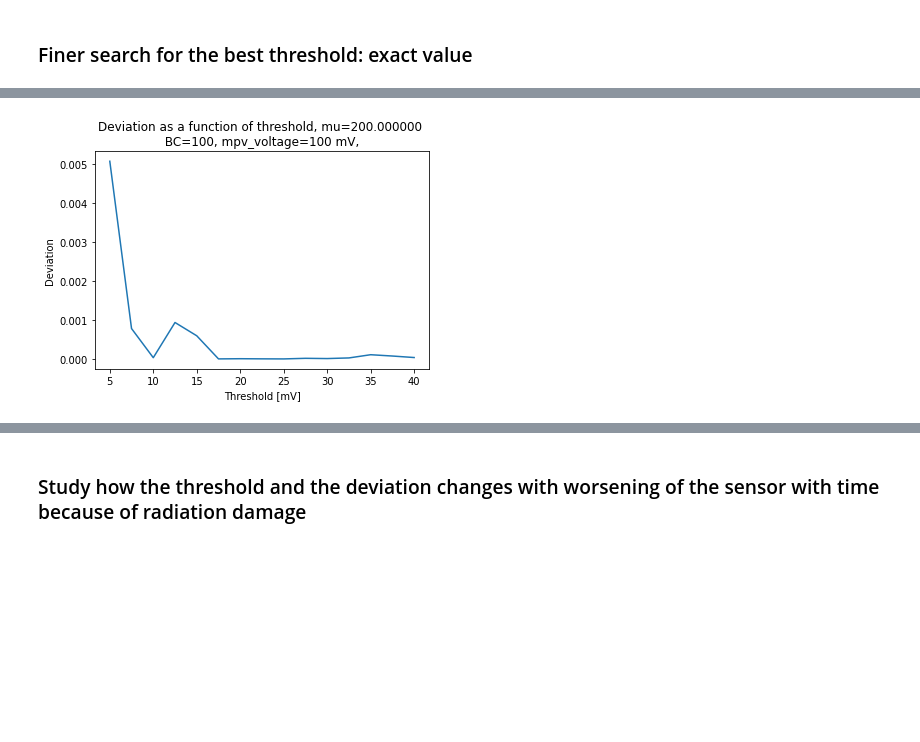
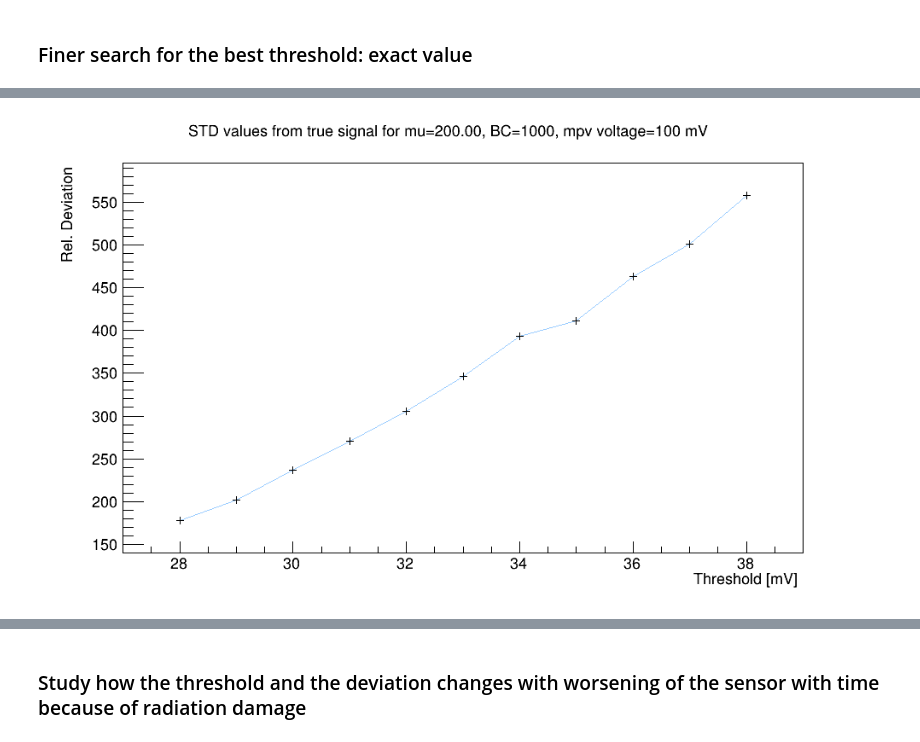
Before and after one commit to rupozzi/HGTDLumiToyStudies, a Jupyter notebook: Ruben/Simulation_ruben.ipynb, the cells around one changed output, grey strips where cells are left out. Saved outputs shown, nothing was run; the diff lists cells and outputs as text; code cells hidden in the pictures; blank space fills up the shorter version.

Commit message:
Get and plot relative error

```diff
--- a/Ruben/Simulation_ruben.ipynb
+++ b/Ruben/Simulation_ruben.ipynb
@@ -131,9 +133,9 @@ def simulation (nr_of_channels, ratio_of_channels_to_sample, expected_count, bun
         result_true_signal_count[BC] = total_actual_signal #exact count in the small window
         result_estimated_signal_count[BC] = total_signal_est #estimated count
 
-        deviation_from_true [BC] = total_signal_est - total_actual_signal
-
-    return result_true_signal_count, result_estimated_signal_count, deviation_from_true/bunch_crossings
+        deviation_from_true[BC] = total_signal_est - total_actual_signal
+        deviation_from_true[BC] = deviation_from_true[BC]/ total_actual_signal
+    return result_true_signal_count, result_estimated_signal_count, deviation_from_true
 # %% [markdown]
 ### Function to find best threshold
 # %%
@@ -251,3 +254,14 @@ CPU time: 29.35513186454773 seconds
+# %%
+threshold_error = []
+mean_rel = []
+std_rel= []
+mean_std_rel = []
+for i in range (len(threshold_array)):
+    threshold_error.append(0)
+    #multiply by 100 to get relative error
+    std_rel.append(std_values[i]*100)
+    mean_rel.append(mean_values[i]*100)
+    mean_std_rel.append(mean_values_with_std[i]*100)
 # %% [markdown]
  ### Graphical estimation of best threshold with regards to deviation from the true signal
 # %%
@@ -277,40 +292,67 @@ CPU time: 45.09157967567444 seconds
 # %% [markdown]
 ### Finer search for the best threshold: exact value
 # %%
-plt.plot(threshold_array, total_deviation)
-#plt.yscale("log")
-plt.xlabel("Threshold [mV]")
-plt.ylabel("Deviation")
-plt.title ('Deviation as a function of threshold, mu=%f \n BC=%d, mpv_voltage=%d mV, ' %(mu, bunch_crossings, peak_mpv_voltage))
-plt.show()
-#calculate best threshold and compare two different methods
-print("Best threshold with dev:")
-find_best_threshold(total_deviation)
-print("Best threshold with mean:")
-find_best_threshold(mean_values)
-
+"""Standard deviation vs threshold plot"""
 
 #create x,y values and corresponding errors
-threshold_error = []
-for i in range (len(threshold_array)):
-    threshold_error.append(0)
 
 n = len(threshold_array);
 x  = array( 'f', threshold_array )
 ex = array( 'f', threshold_error)
-y  = array( 'f', mean_values_with_std)
-ey = array( 'f', std_values)
+y  = array( 'f', std_rel)
+ey = array( 'f', threshold_error)
+
+std_graph = ROOT.TGraphErrors( n, x, y, ex, ey )
+
+#create Canvas
+c1 = ROOT.TCanvas("std over Threshold", "Difference in counts", 1000, 600)
+#Set different plot settings
+std_graph.SetTitle("STD values from true signal for mu=%.2f, BC=%d, mpv voltage=%d mV;Threshold [mV];Rel. Deviation; Z axis title" %(mu, bunch_crossings, peak_mpv_voltage))
+std_graph.SetMarkerStyle(2)
+std_graph.SetLineColor(ROOT.kAzure-9)
+std_graph.SetFillColor(ROOT.kAzure-14)
+std_graph.Draw()
+
+#Draw and export final Histo
+#c1.SetLogy()
+c1.Draw()
+
+"""Mean value vs threshold plot"""
+
+y  = array( 'f', mean_rel)
+ey = array( 'f', std_rel)
 
 deviation_graph = ROOT.TGraphErrors( n, x, y, ex, ey )
 
 #create Canvas
-Canvas = ROOT.TCanvas("Deviation over Threshold", "Difference in counts", 800, 600)
+c2 = ROOT.TCanvas("mean canvas", "", 1000, 600)
 #Set different plot settings
-deviation_graph.SetMarkerStyle(20)
+deviation_graph.SetTitle("Mean value of deviation from true signal for mu=%.2f, BC=%d, mpv voltage=%d mV;Threshold [mV];Rel. Deviation; Z axis title" %(mu, bunch_crossings, peak_mpv_voltage))
+deviation_graph.SetMarkerStyle(21)
 deviation_graph.SetLineColor(ROOT.kAzure-9)
 deviation_graph.SetFillColor(ROOT.kAzure-14)
 deviation_graph.Draw()
 
 #Draw and export final Histo
-Canvas.Draw()
+#c2.Draw()
+
+"""Mean+std vs threshold plot"""
+
+y  = array( 'f', mean_std_rel)
+ey = array( 'f', std_rel)
+
+mean_std_graph = ROOT.TGraphErrors( n, x, y, ex, ey )
+
+#create Canvas
+c3 = ROOT.TCanvas("mean_std", "Difference in counts", 1000, 600)
+#Set different plot settings
+mean_std_graph.SetTitle("Mean values of deviation from true signal for mu=%.2f, BC=%d, mpv voltage=%d mV;Threshold [mV];Rel. Deviation; Z axis title" %(mu, bunch_crossings, peak_mpv_voltage))
+mean_std_graph.SetMarkerStyle(21)
+mean_std_graph.SetLineColor(ROOT.kAzure-9)
+mean_std_graph.SetFillColor(ROOT.kAzure-14)
+mean_std_graph.Draw()
+
+#Draw and export final Histo
+#c3.SetLogy()
+c3.Draw()
 # %% [output]
@@ -317 +361 @@ Canvas.Draw()
-[figure, old version]
+[figure, new version]
```
Also changed, not shown: parts of 7 cells of this notebook.
